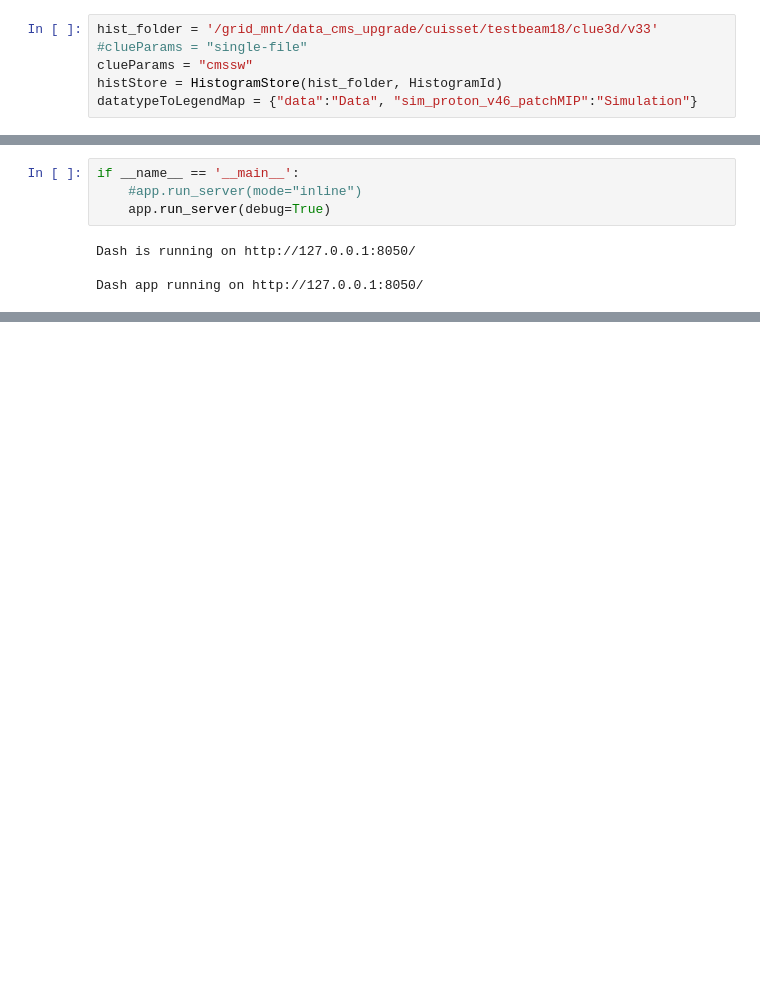
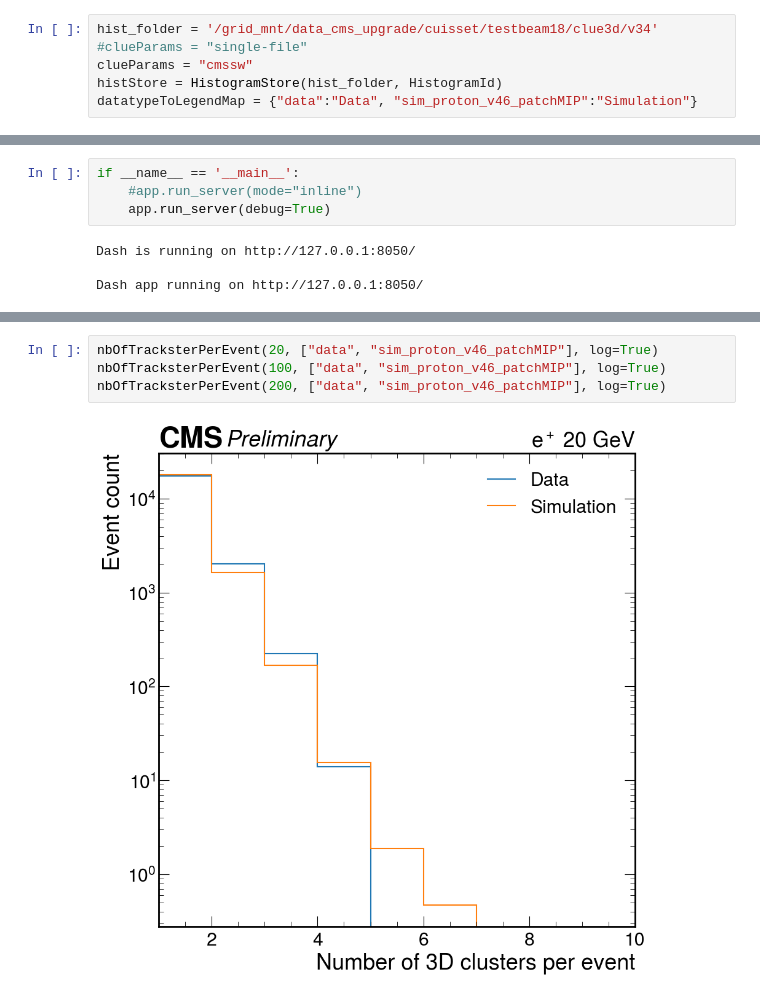
Before and after one commit to tcuisset/HgcalClue3DClusteringPlotting, a Jupyter notebook: notebooks/clue3D-results/clue3D-clusterSize.ipynb, the cells around one changed output, grey strips where cells are left out. Saved outputs shown, nothing was run; the diff lists cells and outputs as text; blank space fills up the shorter version.

```diff
--- a/notebooks/clue3D-results/clue3D-clusterSize.ipynb
+++ b/notebooks/clue3D-results/clue3D-clusterSize.ipynb
@@ -24,7 +24,7 @@ from HistogramLib.store import HistogramStore
 from hists.parameters import beamEnergies
 from hists.store import HistogramId
 # %%
-hist_folder = '/grid_mnt/data_cms_upgrade/cuisset/testbeam18/clue3d/v33'
+hist_folder = '/grid_mnt/data_cms_upgrade/cuisset/testbeam18/clue3d/v34'
 #clueParams = "single-file"
 clueParams = "cmssw"
 histStore = HistogramStore(hist_folder, HistogramId)
@@ -160,0 +206,6 @@ makePlotMultiDatatype(20, datatypes=["data", "sim_proton_v46_patchMIP"], mainOrA
+# %%
+nbOfTracksterPerEvent(20, ["data", "sim_proton_v46_patchMIP"], log=True)
+nbOfTracksterPerEvent(100, ["data", "sim_proton_v46_patchMIP"], log=True)
+nbOfTracksterPerEvent(200, ["data", "sim_proton_v46_patchMIP"], log=True)
+# %% [output]
+[figure, added]
```
Also changed, not shown: parts of 5 cells of this notebook, 7 other files.
